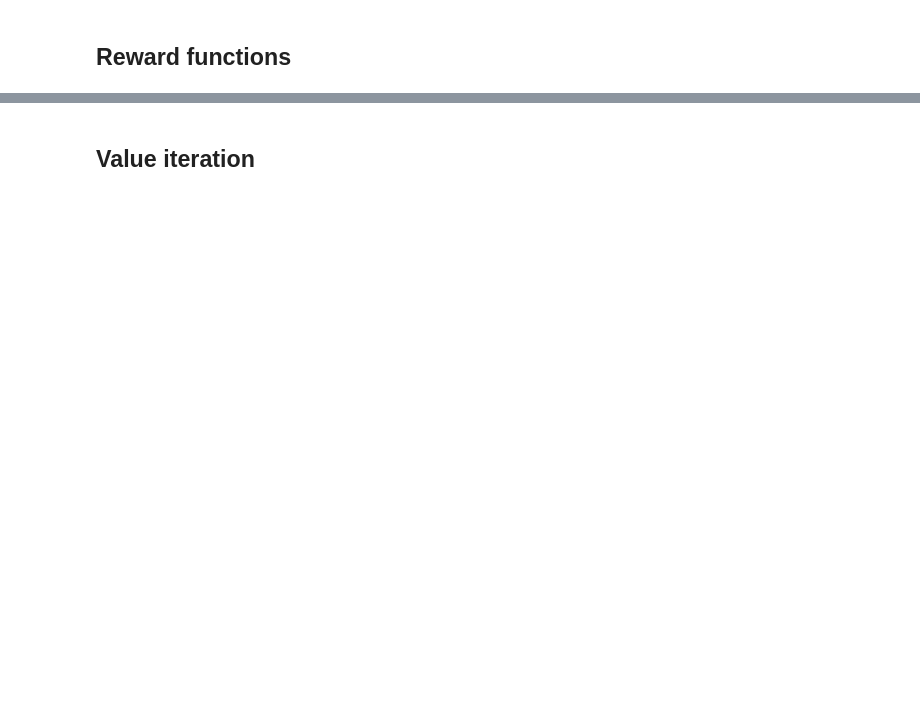
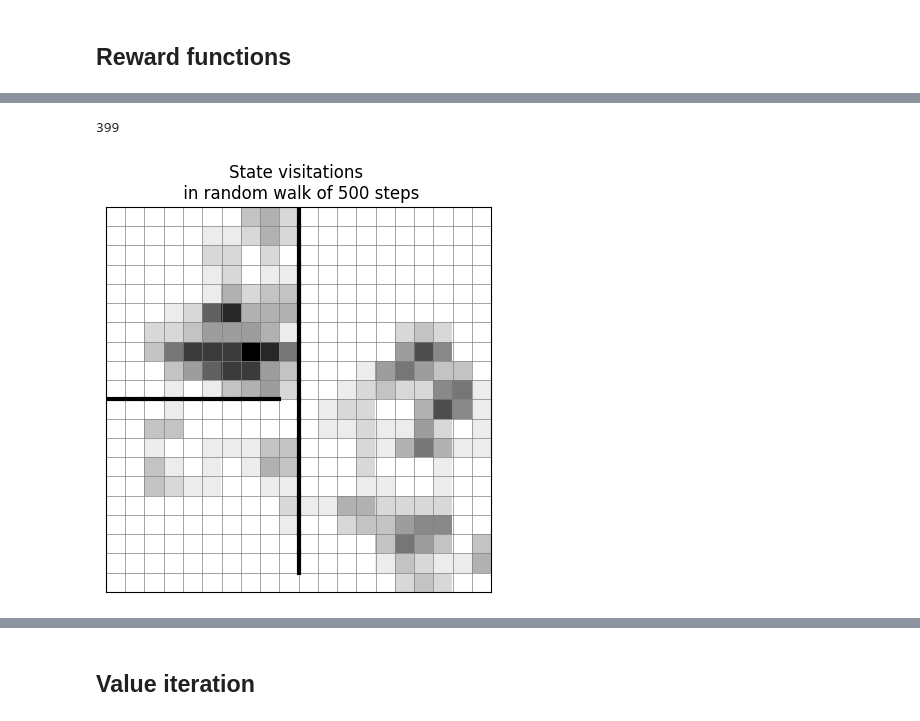
Before and after one commit to nicktfranklin/thread_the_needle, a Jupyter notebook: State_Inference_Network.ipynb, the cells around one changed output, grey strips where cells are left out. Saved outputs shown, nothing was run; the diff lists cells and outputs as text; code cells hidden in the pictures; blank space fills up the shorter version.

```diff
--- a/State_Inference_Network.ipynb
+++ b/State_Inference_Network.ipynb
@@ -366,18 +398,22 @@ plt.show()
 # %%
 n = 500
-state_counts, walk = transition_model.generate_random_walk(n)
-plt.imshow(state_counts.reshape(HEIGHT, WIDTH))
+state_counts, walk = thread_the_needle_task.generate_random_walk(n, initial_state=399)
+ax = thread_the_needle_task.display_gridworld()
+plt.imshow(1-state_counts.reshape(HEIGHT, WIDTH), cmap='gray')
 plt.title(f"State visitations \n in random walk of {n} steps")
 plt.show()
 
-# observation_model()
-walk_observations = torch.tensor(
-    torch.stack(
-        [
-            observation_model(s).view(-1)
-            # corrupt_embedding(states[s][0], states[s][1], map_height, kernel).reshape(-1)
-            for s in walk
-        ]
-    )
-)
-walk_rewards = [rewards.get(s, 0) for s in walk]
+# # observation_model()
+# walk_observations = torch.tensor(
+#     torch.stack(
+#         [
+#             observation_model(s).view(-1)
+#             # corrupt_embedding(states[s][0], states[s][1], map_height, kernel).reshape(-1)
+#             for s in walk
+#         ]
+#     )
+# )
+# walk_rewards = [rewards.get(s, 0) for s in walk]
+# %% [output]
+399
+[figure, added]
```
Also changed, not shown: parts of 18 cells of this notebook, 2 other files.
